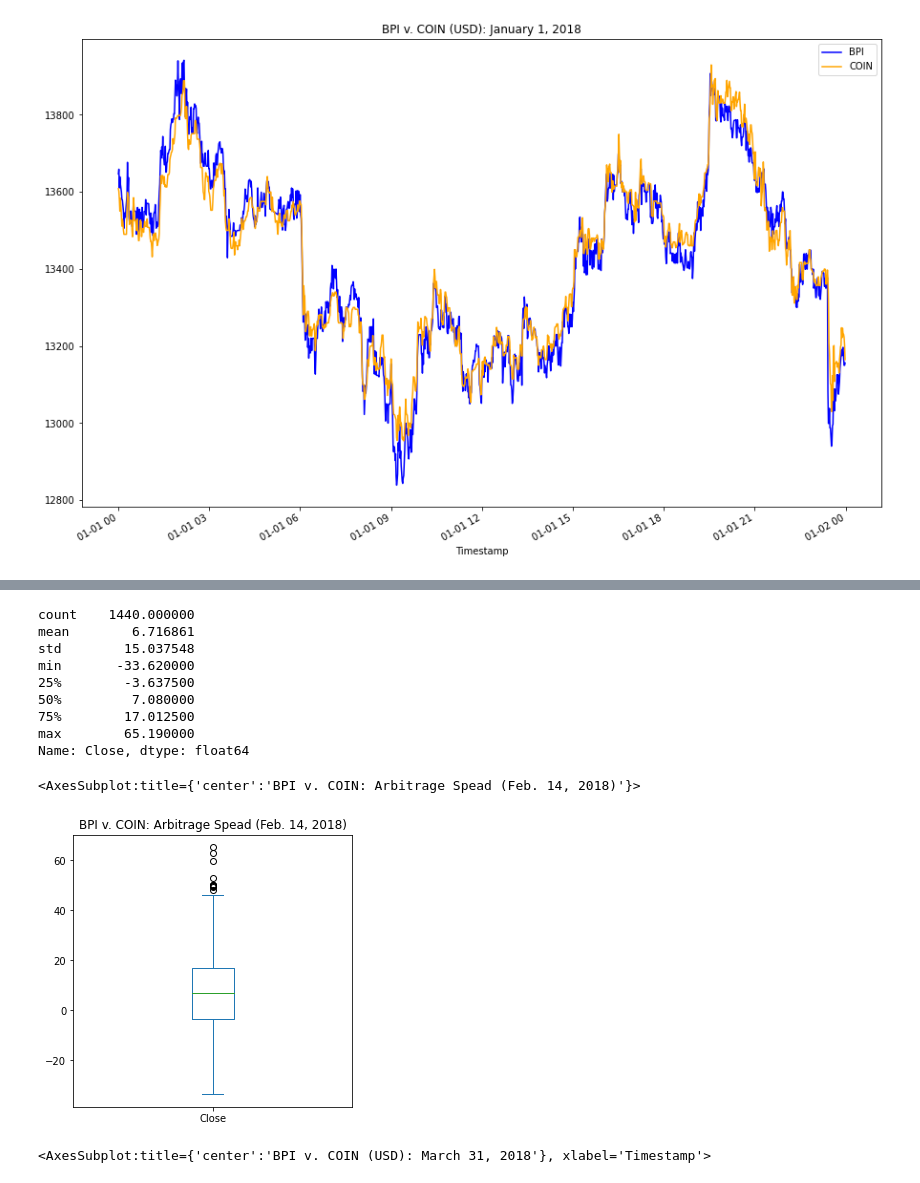
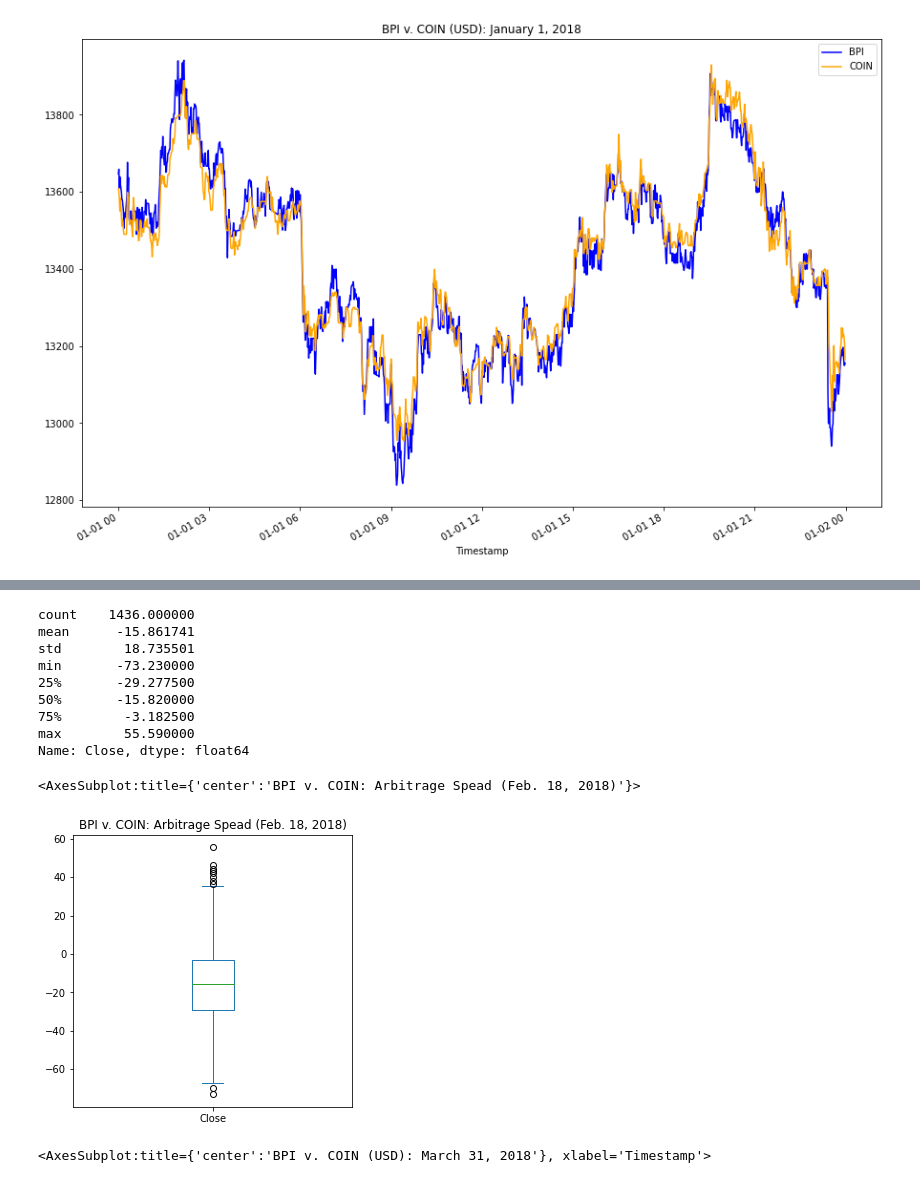
Before and after one commit to ALovettII/3-challenge, a Jupyter notebook: crypto_arbitrage.ipynb, the cells around one changed output, grey strips where cells are left out. Cells and saved outputs as stored; diff of their text form; code cells hidden in the pictures.

```diff
--- a/crypto_arbitrage.ipynb
+++ b/crypto_arbitrage.ipynb
@@ -337,27 +344,27 @@ coinbase_sliced.loc['2018-02-14'].plot(
 # %%
 # Using the date in the middle that you have selected, calculate the arbitrage spread
 # by subtracting the bitstamp lower closing prices from the coinbase higher closing prices
-arbitrage_spread_middle = bitstamp_sliced.loc['2018-02-14'] - coinbase_sliced.loc['2018-02-14']
+arbitrage_spread_middle = coinbase_sliced.loc['2018-02-18'] - bitstamp_sliced.loc['2018-02-18']
 
 # Generate summary statistics
 arbitrage_spread_middle.describe()
 # %% [output]
-count    1440.000000
-mean        6.716861
-std        15.037548
-min       -33.620000
-25%        -3.637500
-50%         7.080000
-75%        17.012500
-max        65.190000
+count    1436.000000
+mean      -15.861741
+std        18.735501
+min       -73.230000
+25%       -29.277500
+50%       -15.820000
+75%        -3.182500
+max        55.590000
 Name: Close, dtype: float64
 # %%
 # Visualize the arbitrage spread from the middle of the dataset in a box plot
 arbitrage_spread_middle.plot(kind="box",
-    legend=False, figsize=(5,5), title="BPI v. COIN: Arbitrage Spead (Feb. 14, 2018)")
+    legend=False, figsize=(5,5), title="BPI v. COIN: Arbitrage Spead (Feb. 18, 2018)")
 # %% [output]
-<AxesSubplot:title={'center':'BPI v. COIN: Arbitrage Spead (Feb. 14, 2018)'}>
+<AxesSubplot:title={'center':'BPI v. COIN: Arbitrage Spead (Feb. 18, 2018)'}>
-[figure, old version]
+[figure, new version]
 # %%
 # Create an overlay plot that visualizes the two dataframes over a period of one day from late in the dataset.
 # Be sure that the plots include the parameters `legend`, `figsize`, `title`, `color` and `label`
```
Also changed, not shown: parts of 24 cells of this notebook, 1 other file.
